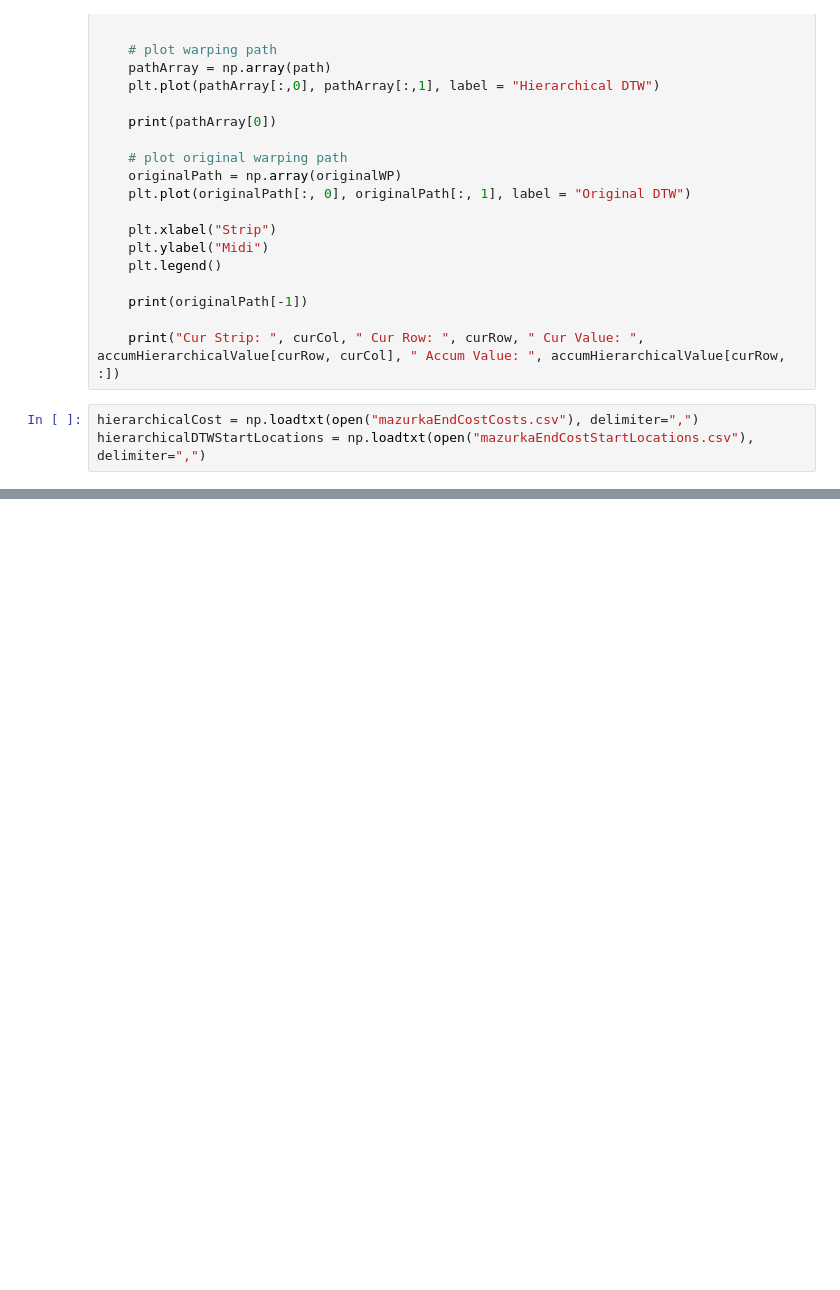
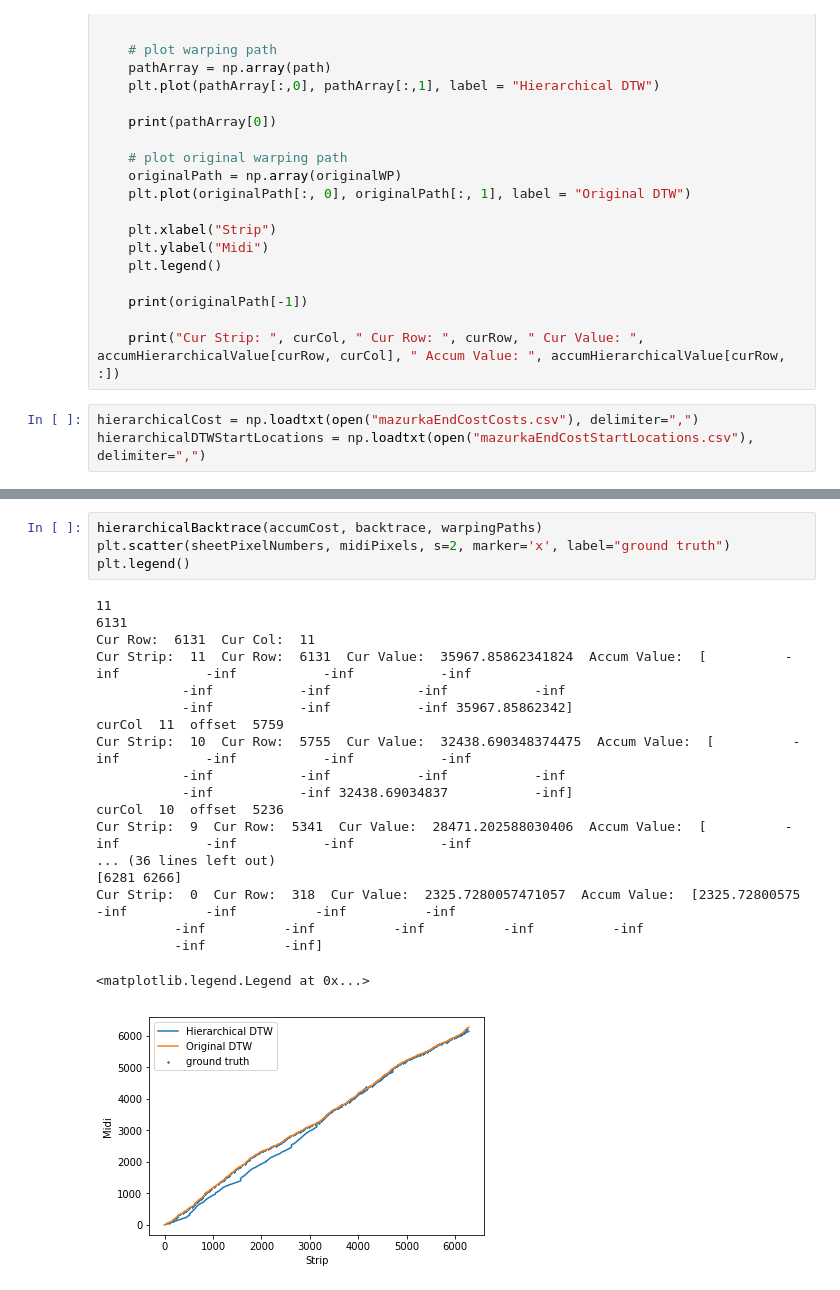
Before and after one commit to nupurb/MIR_Fall2018_Chris_Nupur, a Jupyter notebook: SheetMidiSync/02_SheetMidiSync.ipynb, the cells around one changed output, grey strips where cells are left out. Saved outputs shown, nothing was run; the diff lists cells and outputs as text; blank space fills up the shorter version.

```diff
--- a/SheetMidiSync/02_SheetMidiSync.ipynb
+++ b/SheetMidiSync/02_SheetMidiSync.ipynb
@@ -982,0 +1044,24 @@ Cur Strip:  0  Cur Row:  318  Cur Value:  2325.72800575  Accum Value:  [ 2325.72
+# %%
+hierarchicalBacktrace(accumCost, backtrace, warpingPaths)
+plt.scatter(sheetPixelNumbers, midiPixels, s=2, marker='x', label="ground truth")
+plt.legend()
+# %% [output]
+11
+6131
+Cur Row:  6131  Cur Col:  11
+Cur Strip:  11  Cur Row:  6131  Cur Value:  35967.85862341824  Accum Value:  [          -inf           -inf           -inf           -inf
+           -inf           -inf           -inf           -inf
+           -inf           -inf           -inf 35967.85862342]
+curCol  11  offset  5759
+Cur Strip:  10  Cur Row:  5755  Cur Value:  32438.690348374475  Accum Value:  [          -inf           -inf           -inf           -inf
+           -inf           -inf           -inf           -inf
+           -inf           -inf 32438.69034837           -inf]
+curCol  10  offset  5236
+Cur Strip:  9  Cur Row:  5341  Cur Value:  28471.202588030406  Accum Value:  [          -inf           -inf           -inf           -inf
+... (36 lines left out)
+[6281 6266]
+Cur Strip:  0  Cur Row:  318  Cur Value:  2325.7280057471057  Accum Value:  [2325.72800575          -inf          -inf          -inf          -inf
+          -inf          -inf          -inf          -inf          -inf
+          -inf          -inf]
+<matplotlib.legend.Legend at 0x...>
+[figure, added]
```
Also changed, not shown: parts of 25 cells of this notebook.
